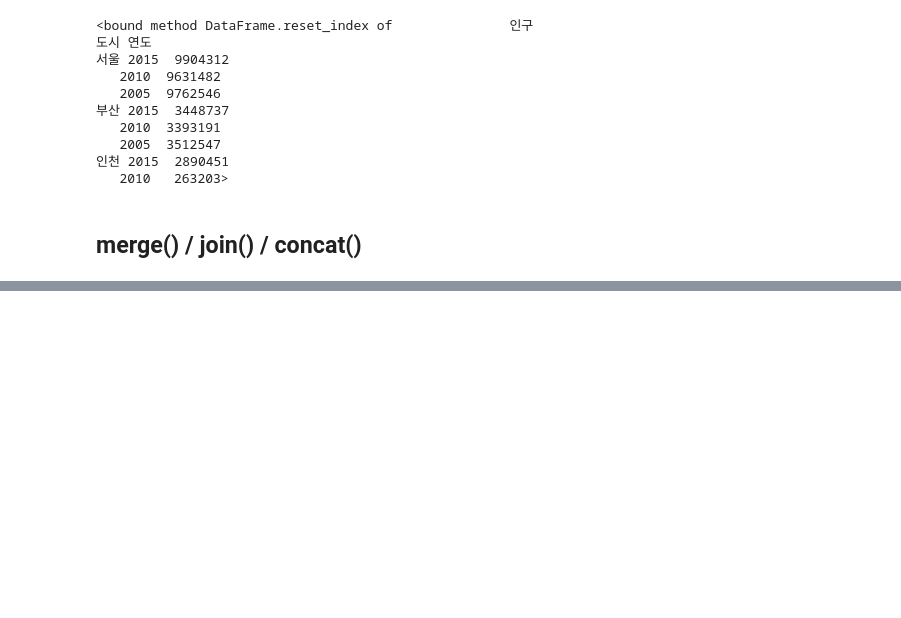
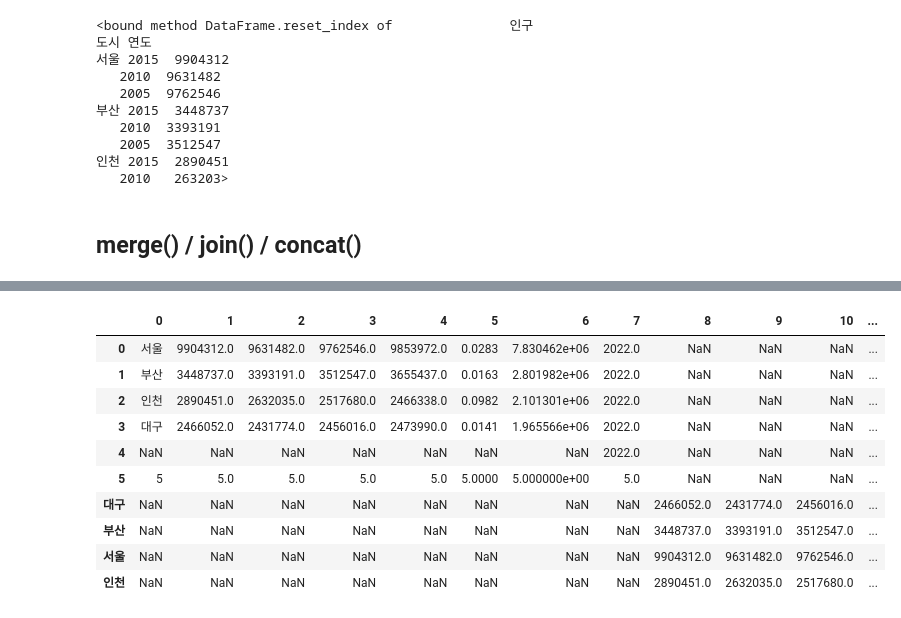
Before and after one commit to smjune/ipynb, a Jupyter notebook: dsschool/dsschool.ipynb, the cells around one changed output, grey strips where cells are left out. Drawn from its saved outputs; the diff is of its cells as text; code cells hidden in the pictures; blank space fills up the shorter version.

```diff
--- a/dsschool/dsschool.ipynb
+++ b/dsschool/dsschool.ipynb
@@ -803,0 +833,3 @@ pdf2.reset_index
+# %%
+df6.columns = ['도시', '2015', '2010', '2005', '2000', '2010-2015 증가율', 'mean']
+df6
@@ -803,0 +859,6 @@ pdf2.reset_index
+# %%
+# row 추가  df.loc[index,:] = values
+# ---> index 가 position 에서 정수 명목 (label) 인텍스로 변경된다.
+
+df6.loc[4] = np.nan
+df6
@@ -803,0 +891,5 @@ pdf2.reset_index
+# %%
+# column  추가 :  df['label'] = values
+
+df6.loc[:,'2023'] = 2022
+df6
@@ -803,0 +903,3 @@ pdf2.reset_index
+# %%
+df6.loc[5,:] = 5
+df6
@@ -803,0 +914,16 @@ pdf2.reset_index
+# %%
+pd.concat([df6,df],axis=1,ignore_index=True)
+
+# axis = 1 이므로 column 값이 리셋된다.
+# %% [output]
+|  | 0 | 1 | 2 | 3 | 4 | 5 | 6 | 7 | 8 | 9 | 10 | ... |
+| 0 | 서울 | 9904312.0 | 9631482.0 | 9762546.0 | 9853972.0 | 0.0283 | 7.830462e+06 | 2022.0 | NaN | NaN | NaN | ... |
+| 1 | 부산 | 3448737.0 | 3393191.0 | 3512547.0 | 3655437.0 | 0.0163 | 2.801982e+06 | 2022.0 | NaN | NaN | NaN | ... |
+| 2 | 인천 | 2890451.0 | 2632035.0 | 2517680.0 | 2466338.0 | 0.0982 | 2.101301e+06 | 2022.0 | NaN | NaN | NaN | ... |
+| 3 | 대구 | 2466052.0 | 2431774.0 | 2456016.0 | 2473990.0 | 0.0141 | 1.965566e+06 | 2022.0 | NaN | NaN | NaN | ... |
+| 4 | NaN | NaN | NaN | NaN | NaN | NaN | NaN | 2022.0 | NaN | NaN | NaN | ... |
+| 5 | 5 | 5.0 | 5.0 | 5.0 | 5.0 | 5.0000 | 5.000000e+00 | 5.0 | NaN | NaN | NaN | ... |
+| 대구 | NaN | NaN | NaN | NaN | NaN | NaN | NaN | NaN | 2466052.0 | 2431774.0 | 2456016.0 | ... |
+| 부산 | NaN | NaN | NaN | NaN | NaN | NaN | NaN | NaN | 3448737.0 | 3393191.0 | 3512547.0 | ... |
+| 서울 | NaN | NaN | NaN | NaN | NaN | NaN | NaN | NaN | 9904312.0 | 9631482.0 | 9762546.0 | ... |
+| 인천 | NaN | NaN | NaN | NaN | NaN | NaN | NaN | NaN | 2890451.0 | 2632035.0 | 2517680.0 | ... |
```
Also changed, not shown: parts of 14 cells of this notebook, 2 other files.
